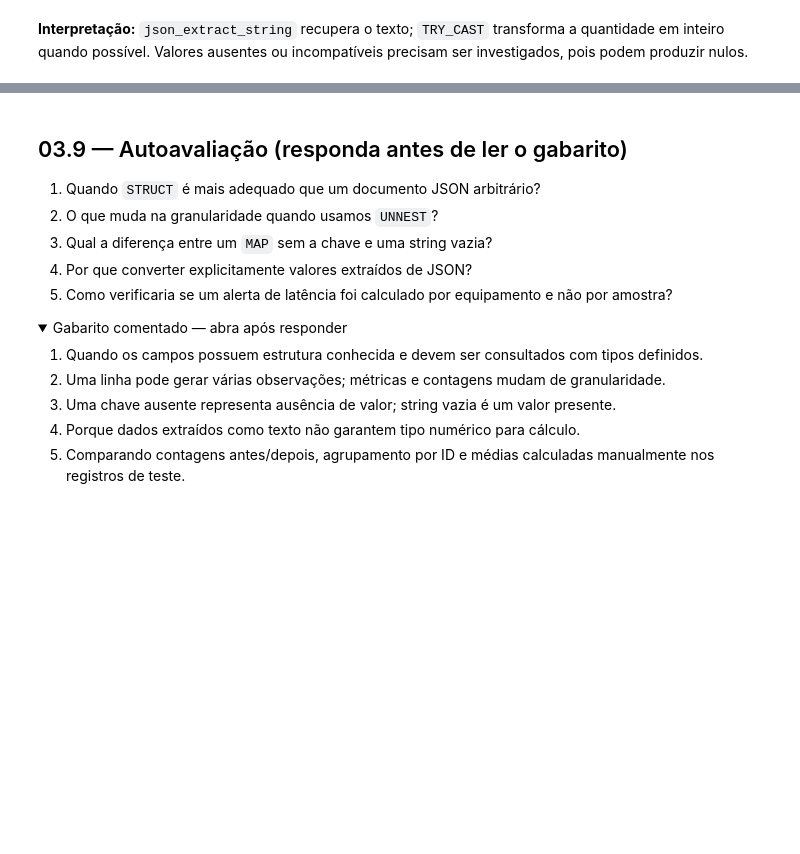
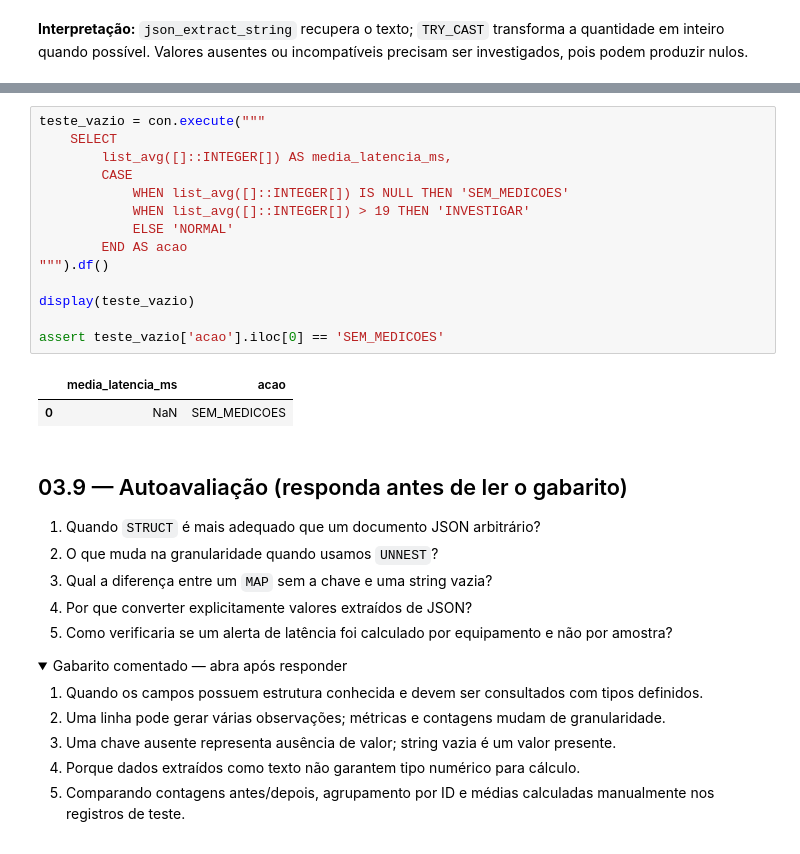
Before and after one commit to aestevaomoraes/duckdb-masterclass, a Jupyter notebook: 03_Tipagem_Avancada_LIST_STRUCT_MAP_e_JSON_Nativo.ipynb, the cells around one changed output, grey strips where cells are left out. Drawn from its saved outputs; the diff is of its cells as text; folded sections open; blank space fills up the shorter version.

```diff
--- a/03_Tipagem_Avancada_LIST_STRUCT_MAP_e_JSON_Nativo.ipynb
+++ b/03_Tipagem_Avancada_LIST_STRUCT_MAP_e_JSON_Nativo.ipynb
@@ -161,3 +328,20 @@ assert res_desafio['acao'].tolist() == ['INVESTIGAR', 'INVESTIGAR']
+# %%
+teste_vazio = con.execute("""
+    SELECT
+        list_avg([]::INTEGER[]) AS media_latencia_ms,
+        CASE
+            WHEN list_avg([]::INTEGER[]) IS NULL THEN 'SEM_MEDICOES'
+            WHEN list_avg([]::INTEGER[]) > 19 THEN 'INVESTIGAR'
+            ELSE 'NORMAL'
+        END AS acao
+""").df()
+
+display(teste_vazio)
+
+assert teste_vazio['acao'].iloc[0] == 'SEM_MEDICOES'
+# %% [output]
+|  | media_latencia_ms | acao |
+| 0 | NaN | SEM_MEDICOES |
 # %% [markdown]
 ## 03.9 — Autoavaliação (responda antes de ler o gabarito)
 
```
Also changed, not shown: parts of 18 cells of this notebook.
